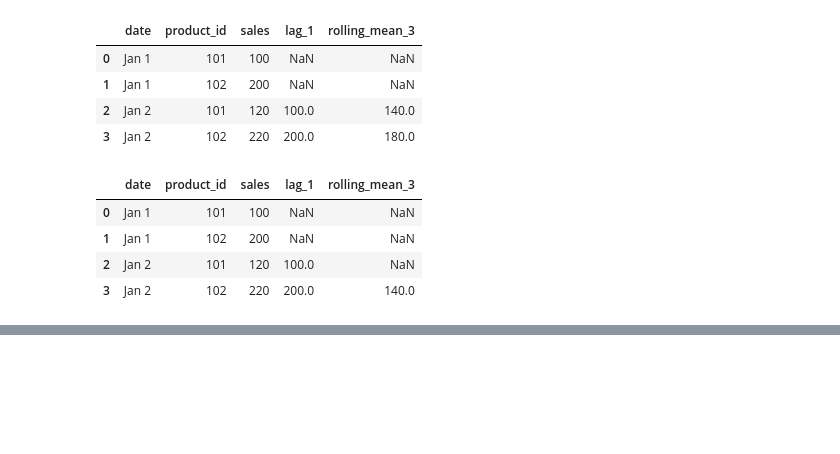
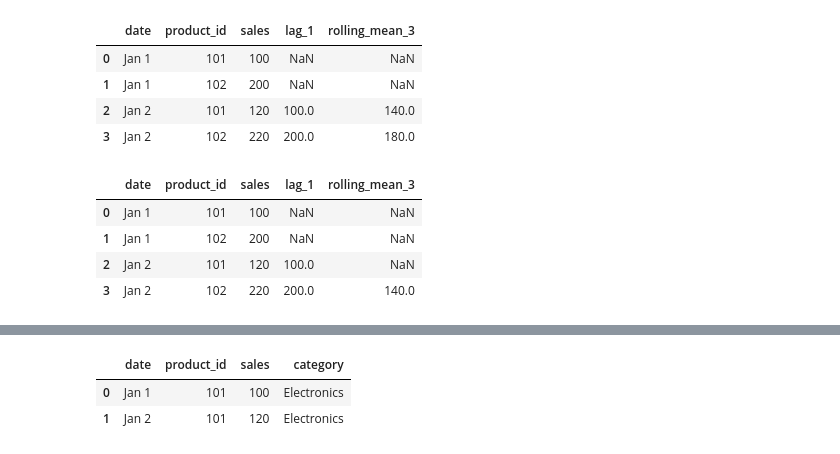
Before and after one commit to amitskingh/aiml-lab, a Jupyter notebook: pandas/001-sql-pandas.ipynb, the cells around one changed output, grey strips where cells are left out. Cells and saved outputs as stored; diff of their text form; code cells hidden in the pictures; blank space fills up the shorter version.

```diff
--- a/pandas/001-sql-pandas.ipynb
+++ b/pandas/001-sql-pandas.ipynb
@@ -336,0 +422,16 @@ df
+# %%
+sales = pd.DataFrame({
+    "date": ["Jan 1", "Jan 2"],
+    "product_id": [101, 101],
+    "sales": [100, 120]
+})
+
+products = pd.DataFrame({
+    "product_id": [101],
+    "category": ["Electronics"]
+})
+
+display(sales)
+
+
+display(products)
@@ -336,0 +444,12 @@ df
+# %%
+df = sales.merge(
+    products,
+    on='product_id',
+    how='left'
+)
+
+display(df)
+# %% [output]
+|  | date | product_id | sales | category |
+| 0 | Jan 1 | 101 | 100 | Electronics |
+| 1 | Jan 2 | 101 | 120 | Electronics |
```
Also changed, not shown: parts of 12 cells of this notebook, 2 other files.
